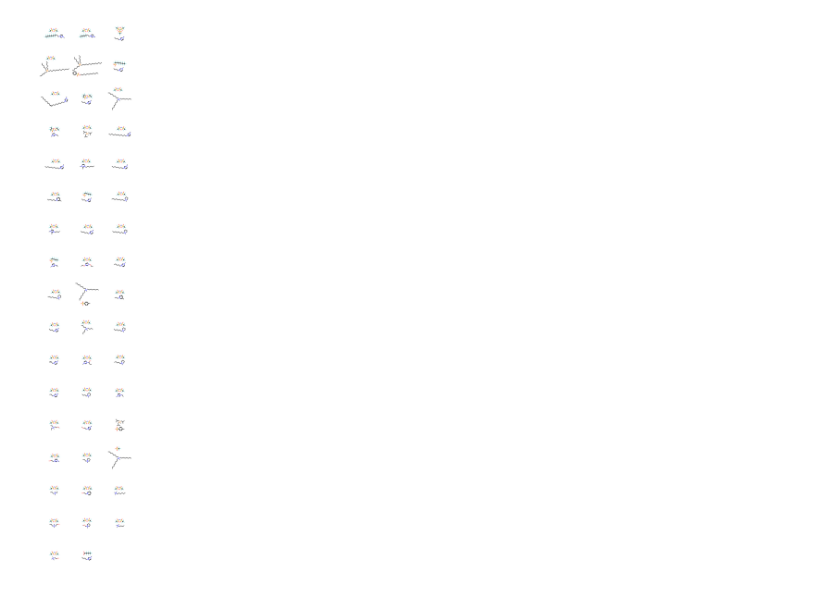
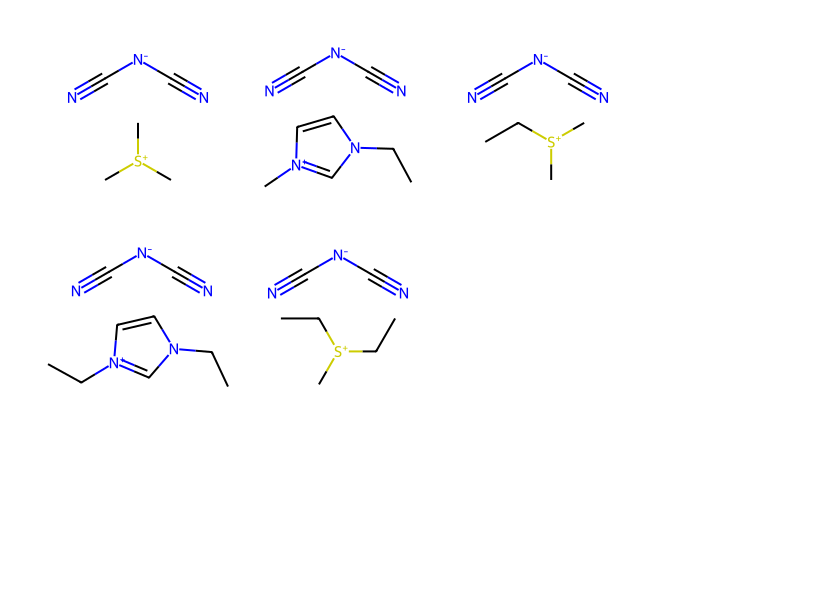
Before and after one commit to Yu-Xin-Qiu/ILBERT, a Jupyter notebook: ILBERT/screen.ipynb, the cells around one changed output. Drawn from its saved outputs; the diff is of its cells as text; code cells hidden in the pictures; blank space fills up the shorter version.

```diff
--- a/ILBERT/screen.ipynb
+++ b/ILBERT/screen.ipynb
@@ -72,19 +42,11 @@ plt.show()
 # %%
 from rdkit import Chem
 from rdkit.Chem import Draw
 
-df_co2=pd.read_csv('data/CO2/Norm_CO2.csv')
-
-# 提取 'Normalized SMILES' 列
-smiles_list = df_co2['Normalized SMILES'].drop_duplicates()[:50]
-
-
-# 生成分子对象
+top_5_df = filtered_df.nlargest(5, 'EC')
+smiles_list = top_5_df['Normalized SMILES'].drop_duplicates()
 molecules = [Chem.MolFromSmiles(smiles) for smiles in smiles_list if smiles]
-
-# 绘制分子图
 img = Draw.MolsToGridImage(molecules, molsPerRow=3, subImgSize=(200, 200))
+img
+# %% [output]
+[figure, added]
-# %%
-img
-# %% [output]
-[figure, removed]
```
Also changed, not shown: parts of 16 cells of this notebook, 1 other file.
